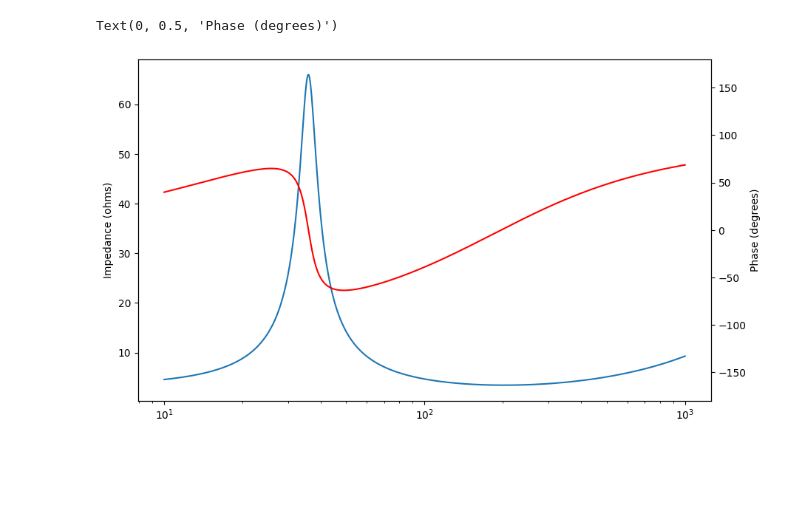
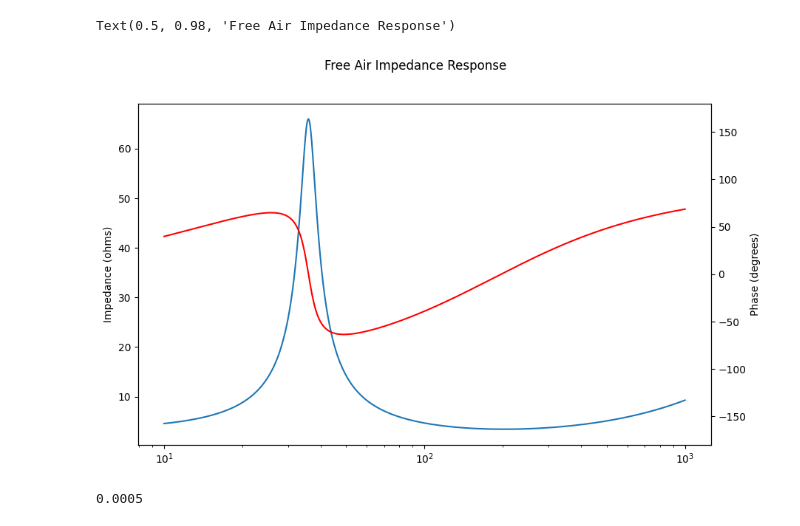
Before and after one commit to gfmmiranda/LoudspeakerModeling, a Jupyter notebook: notebooks/01_Driver_FreeAir.ipynb, the cells around one changed output. Drawn from its saved outputs; the diff is of its cells as text; code cells hidden in the pictures; blank space fills up the shorter version.

```diff
--- a/notebooks/01_Driver_FreeAir.ipynb
+++ b/notebooks/01_Driver_FreeAir.ipynb
@@ -35,19 +35,26 @@ import numpy as np
 
 freqs = np.logspace(1, 3, 1000)
 
-free_air = LoudspeakerSystem(driver=driver)
-resp = free_air.solve(f = freqs, voltage = 1.0)
+fa_system = LoudspeakerSystem(driver=driver)
+fa_response = fa_system.solve(f = freqs, voltage = 1.0)
+fa_chars = fa_system.characteristics()
 # %%
 import matplotlib.pyplot as plt
 
 fig, ax = plt.subplots(figsize = (10,6))
 
-ax.semilogx(freqs, np.abs(resp.input_impedance))
+ax.semilogx(freqs, np.abs(fa_response.input_impedance))
 ax.set_ylabel('Impedance (ohms)')
 axx = ax.twinx()
-axx.semilogx(freqs, np.angle(resp.input_impedance, deg = True), color='red')
+axx.semilogx(freqs, np.angle(fa_response.input_impedance, deg = True), color='red')
 axx.set_ylim([-180,180])
 axx.set_ylabel('Phase (degrees)')
+fig.suptitle('Free Air Impedance Response')
 # %% [output]
-Text(0, 0.5, 'Phase (degrees)')
+Text(0.5, 0.98, 'Free Air Impedance Response')
-[figure, old version]
+[figure, new version]
+# %%
+fa_chars.resonance_frequency
+fa_chars.effective_compliance
+# %% [output]
+0.0005
```
Also changed, not shown: parts of 4 cells of this notebook, 6 other files.
